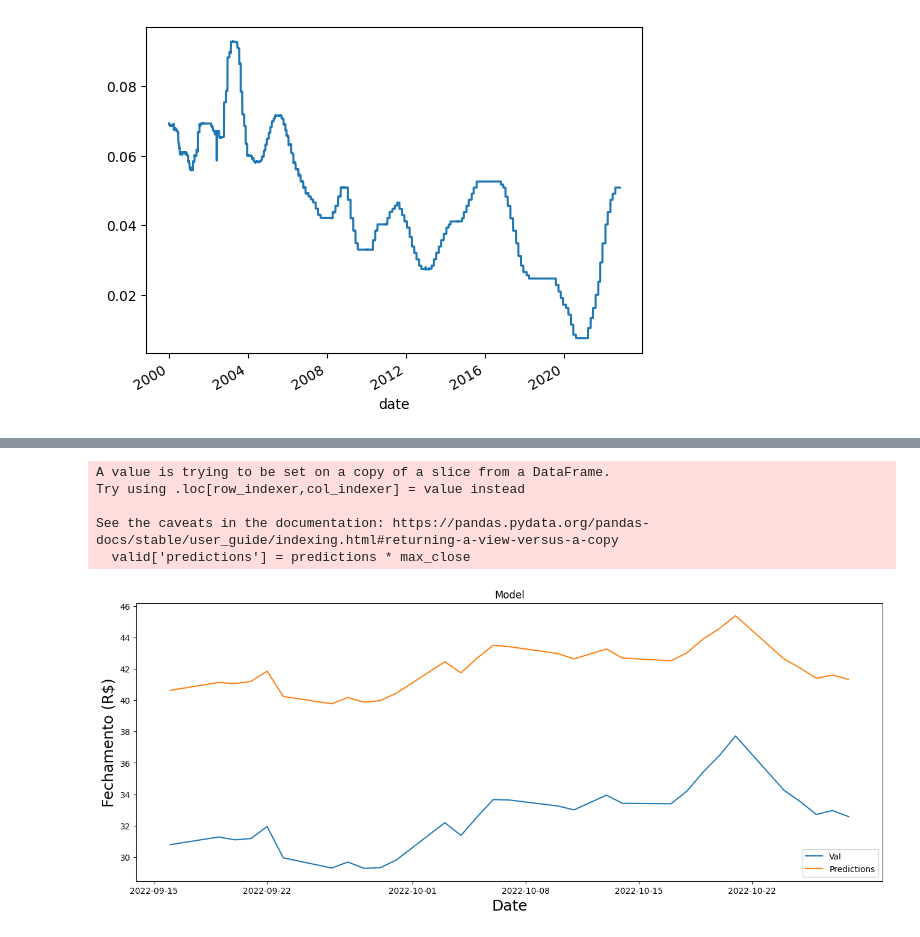
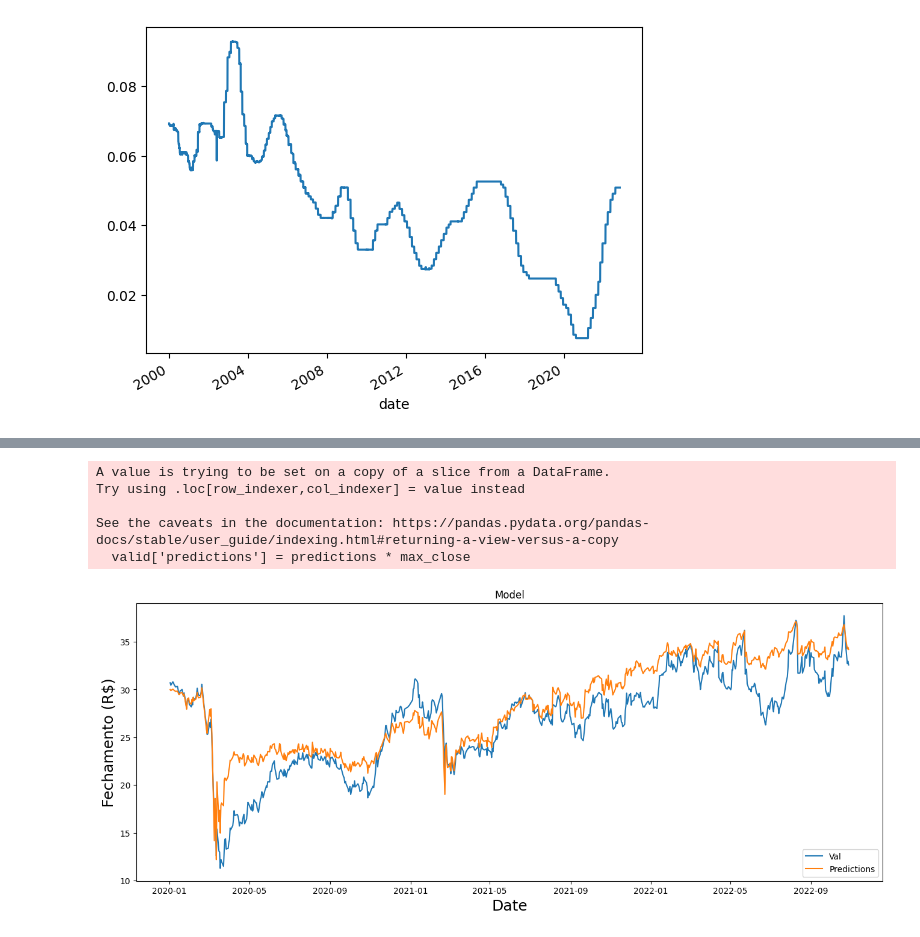
Before and after one commit to xxbielxd/Modelo-de-Predi-o-da-Bolsa-de-Valores, a Jupyter notebook: script.ipynb, the cells around one changed output, grey strips where cells are left out. Cells and saved outputs as stored; diff of their text form; code cells hidden in the pictures.

```diff
--- a/script.ipynb
+++ b/script.ipynb
@@ -226,7 +226,7 @@ def preencherPorcentagemAumento (x):
             atual = pd.to_datetime(x.name - relativedelta(days=days)).strftime('%Y-%m-%d')
             if atual in petr_dados.index :
                 closeValue.append(petr_dados.loc[atual]['close'])
-                x['val'+str(count)] =  closeValue[-2] / closeValue[-1]
+                x['val'+str(count)] =  x['close'] / closeValue[-1]
             days += 1
         count +=1
     return x
@@ -296,7 +296,7 @@ from sklearn.model_selection import train_test_split
 X = petr_dados_formatado.drop(["close"],axis=1)
 y = petr_dados_formatado[["close"]]
 
-training_data_len = int(np.ceil( len(petr_dados_formatado) * .80 ))
+training_data_len = int(np.ceil( len(petr_dados_formatado) * .95 ))
 
 X_train = X[:training_data_len]
 X_test = X[training_data_len:]
@@ -319,5 +319,5 @@ model.add(Dense(1))
 model.compile(optimizer='adam', loss='mean_squared_error')
 
 # Train the model
-model.fit(X_train, y_train, batch_size=50, epochs=500)
+model.fit(X_train, y_train, batch_size=150, epochs=300)
 # %% [output]
@@ -371,7 +404,7 @@ dtype: float64
 # %%
 # plotar o resultado dos testes
 total = petr_dados_formatado.shape[0]
-diasAnteriores = 30
+diasAnteriores = total
 predictions = model.predict(petr_dados_formatado[total-diasAnteriores:])
 #train = petr_dados[:200]
 valid = petr_dados[total-diasAnteriores:]
@@ -385,5 +418,4 @@ plt.ylabel('Fechamento (R$)', fontsize=18)
 plt.plot(valid[['close', 'predictions']])
 plt.legend([ 'Val', 'Predictions'], loc='lower right')
 plt.show()
-valid
 # %% [output]
@@ -391,6 +423,6 @@ valid
 A value is trying to be set on a copy of a slice from a DataFrame.
 Try using .loc[row_indexer,col_indexer] = value instead
 
 See the caveats in the documentation: https://pandas.pydata.org/pandas-docs/stable/user_guide/indexing.html#returning-a-view-versus-a-copy
   valid['predictions'] = predictions * max_close
-[figure, old version]
+[figure, new version]
```
Also changed, not shown: parts of 12 cells of this notebook.
